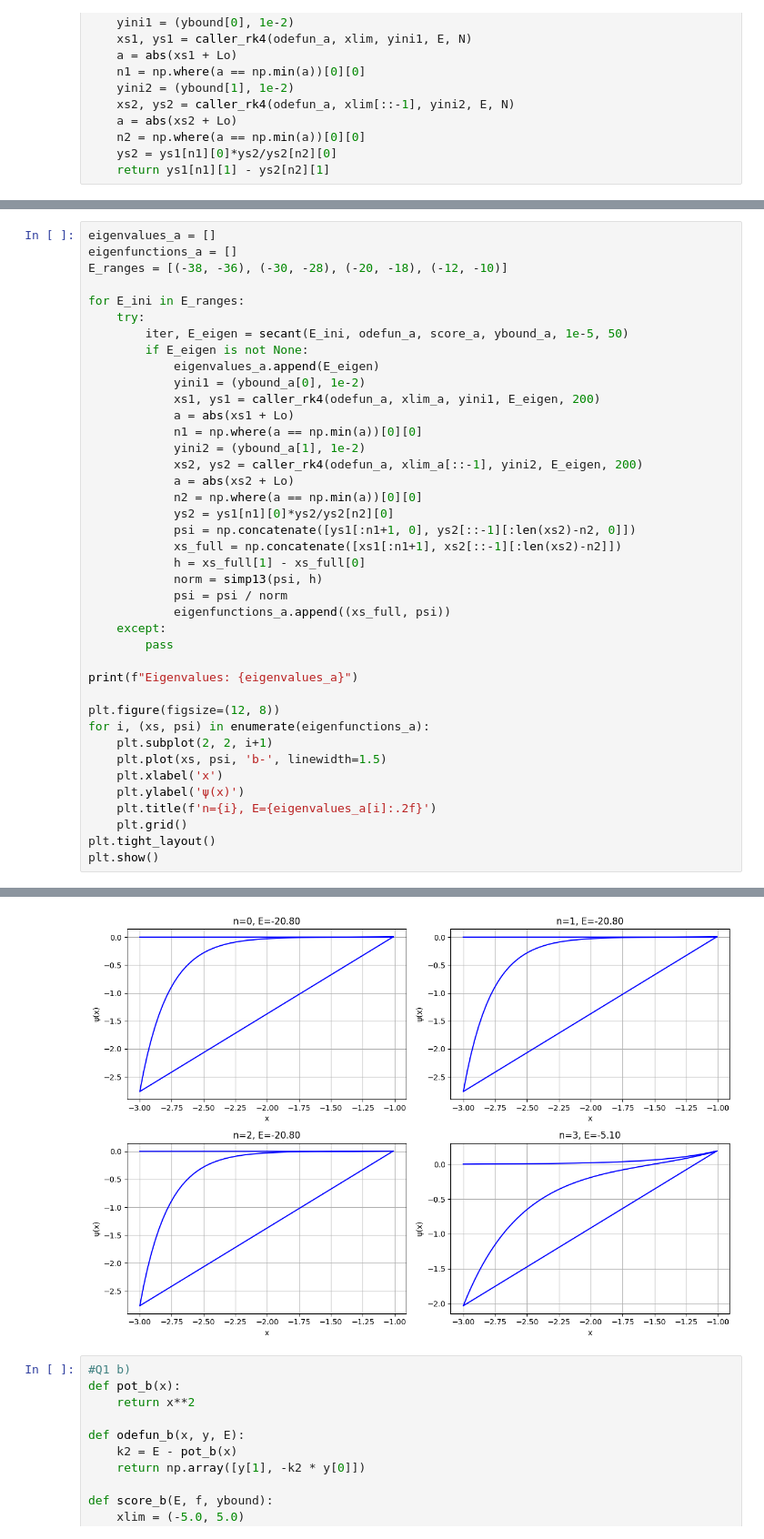
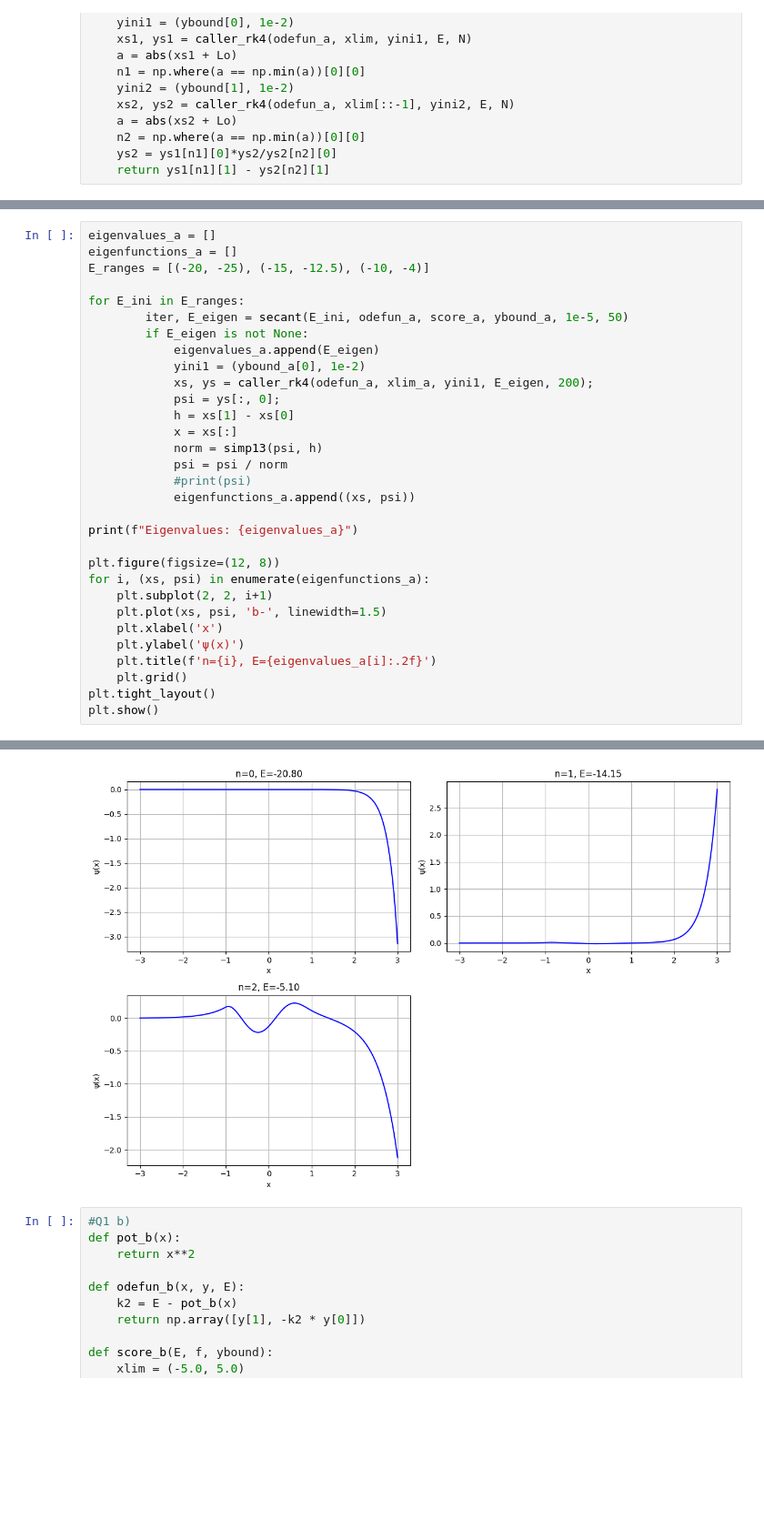
Before and after one commit to RuturajK05/PH3205, a Jupyter notebook: ds23ms056_worksheet_7.ipynb, the cells around one changed output, grey strips where cells are left out. Shown at 91% size. Cells and saved outputs as stored; diff of their text form; blank space fills up the shorter version.

```diff
--- a/ds23ms056_worksheet_7.ipynb
+++ b/ds23ms056_worksheet_7.ipynb
@@ -87,30 +97,21 @@ plt.show()
 # %%
 eigenvalues_a = []
 eigenfunctions_a = []
-E_ranges = [(-38, -36), (-30, -28), (-20, -18), (-12, -10)]
+E_ranges = [(-20, -25), (-15, -12.5), (-10, -4)]
 
 for E_ini in E_ranges:
-    try:
         iter, E_eigen = secant(E_ini, odefun_a, score_a, ybound_a, 1e-5, 50)
         if E_eigen is not None:
             eigenvalues_a.append(E_eigen)
             yini1 = (ybound_a[0], 1e-2)
-            xs1, ys1 = caller_rk4(odefun_a, xlim_a, yini1, E_eigen, 200)
-            a = abs(xs1 + Lo)
-            n1 = np.where(a == np.min(a))[0][0]
-            yini2 = (ybound_a[1], 1e-2)
-            xs2, ys2 = caller_rk4(odefun_a, xlim_a[::-1], yini2, E_eigen, 200)
-            a = abs(xs2 + Lo)
-            n2 = np.where(a == np.min(a))[0][0]
-            ys2 = ys1[n1][0]*ys2/ys2[n2][0]
-            psi = np.concatenate([ys1[:n1+1, 0], ys2[::-1][:len(xs2)-n2, 0]])
-            xs_full = np.concatenate([xs1[:n1+1], xs2[::-1][:len(xs2)-n2]])
-            h = xs_full[1] - xs_full[0]
+            xs, ys = caller_rk4(odefun_a, xlim_a, yini1, E_eigen, 200);
+            psi = ys[:, 0];
+            h = xs[1] - xs[0]
+            x = xs[:]
             norm = simp13(psi, h)
             psi = psi / norm
-            eigenfunctions_a.append((xs_full, psi))
-    except:
-        pass
+            #print(psi)
+            eigenfunctions_a.append((xs, psi))
 
 print(f"Eigenvalues: {eigenvalues_a}")
 
@@ -129,4 +130,4 @@ Eigenvalues: [-20.804649960453762, -20.804649815424277, -20.804649746964373, -5.
-[figure, old version]
+[figure, new version]
 # %%
 #Q1 b)
 def pot_b(x):
```
Also changed, not shown: parts of 4 cells of this notebook, 8 other files.
